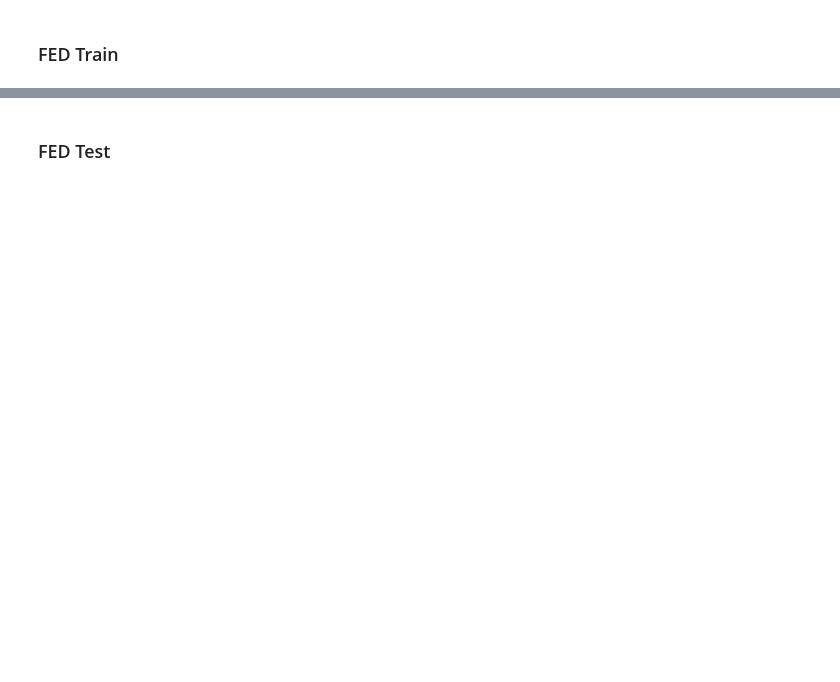
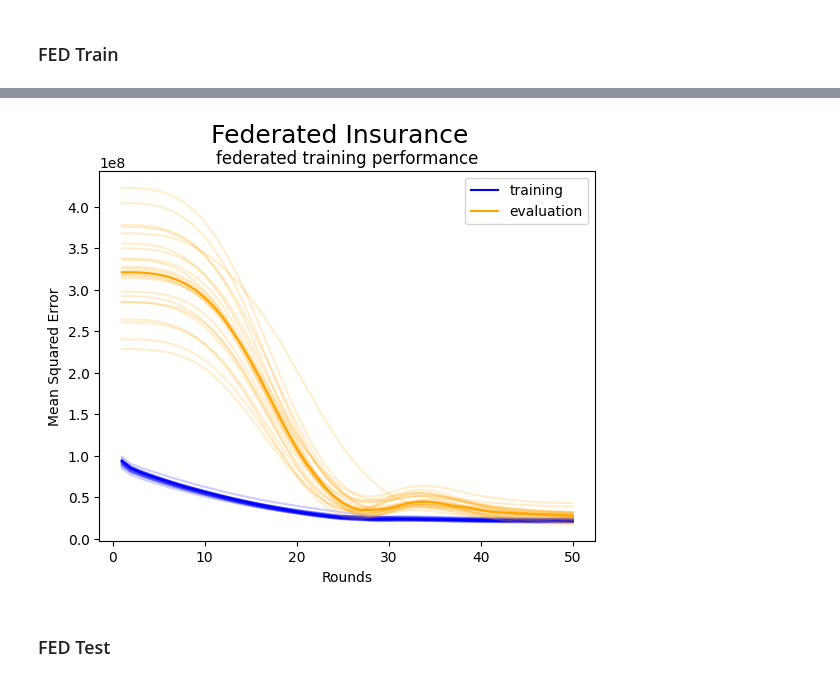
Before and after one commit to Olhaau/fl-official-statistics-addon, a Jupyter notebook: _dev/99b_insurance_federated_wrapup.ipynb, the cells around one changed output, grey strips where cells are left out. Cells and saved outputs as stored; diff of their text form; code cells hidden in the pictures; blank space fills up the shorter version.

```diff
--- a/_dev/99b_insurance_federated_wrapup.ipynb
+++ b/_dev/99b_insurance_federated_wrapup.ipynb
@@ -258,7 +257,10 @@ for eval_ind in tqdm.tqdm(range(n_evals)):
     # train
     #with tf.device('/device:gpu:0'): # possibly needed for colab
     result = train_fed(
-        model = model_fn(keras_creator = keras_blueprint),
+        model = model_fn(
+            keras_creator = keras_blueprint,
+            loss = tf.losses.MeanSquaredError()
+        ),
         train_data = train_data_fed,
         eval_data  = eval_data_fed,
         client_optimizer = lambda: tf.optimizers.Adam(learning_rate = .05),
@@ -312,3 +326,24 @@ plt.show()
+# %%
+# plot train result
+
+y = np.array([[hist['mean_squared_error'] for hist in res['history']] for res in results_fed]).transpose()
+yval = np.array([[hist['val_mean_squared_error'] for hist in res['history']] for res in results_fed]).transpose()
+
+
+xran = range(1,y.shape[0] + 1)
+plt.plot(xran, y, color = 'blue', alpha = .2)
+plt.plot(xran, np.quantile(y,.5, axis = 1), label = 'training', color = 'blue')
+plt.plot(xran, yval, color = 'orange', alpha = .2)
+plt.plot(xran, np.quantile(yval,.5, axis = 1), label = 'evaluation', color = 'orange')
+plt.xlabel("Rounds")
+plt.ylabel("Mean Squared Error")
+plt.suptitle('Federated Insurance', fontsize=18)
+plt.title('federated training performance')
+plt.legend()
+plt.savefig(experiment_path + 'results/training_performance_mse.png')
+plt.show()
+# %% [output]
+[figure, added]
 # %% [markdown]
 ### FED Test
 # %%
```
Also changed, not shown: parts of 10 cells of this notebook.
